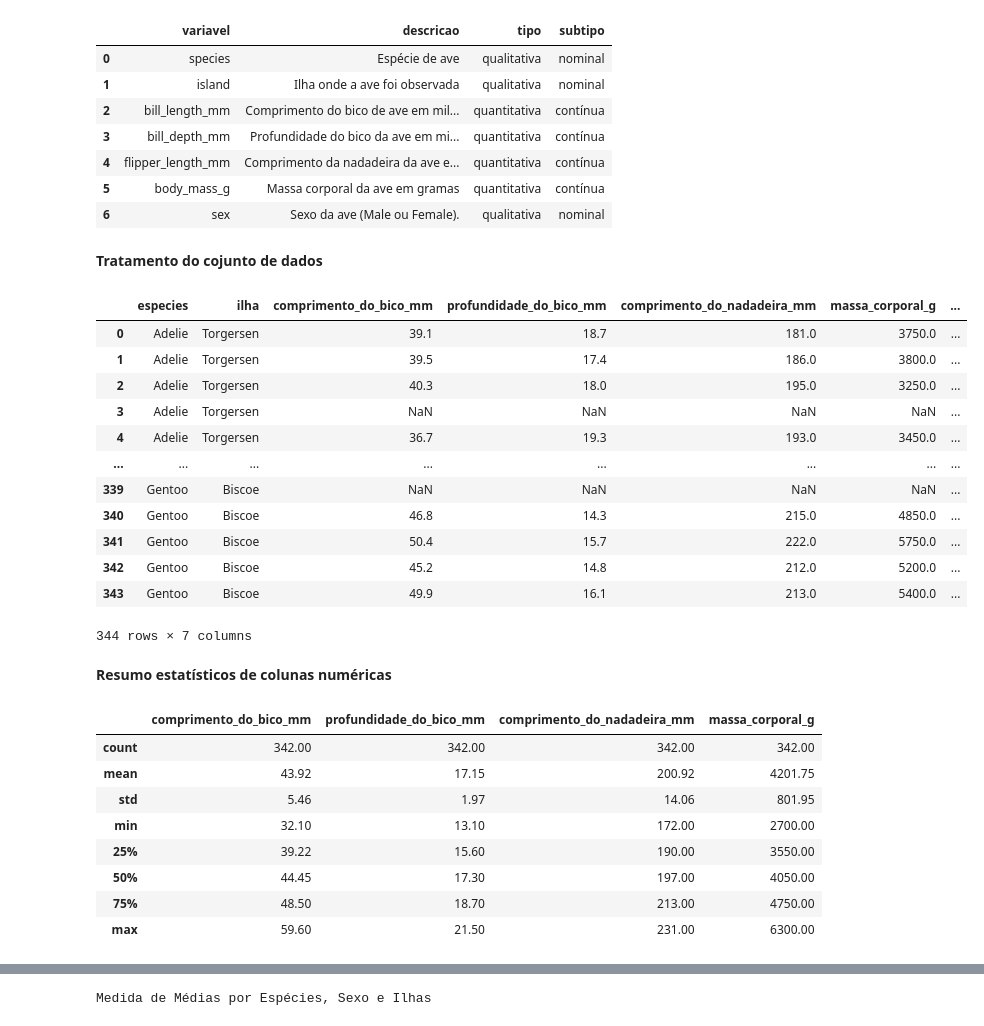
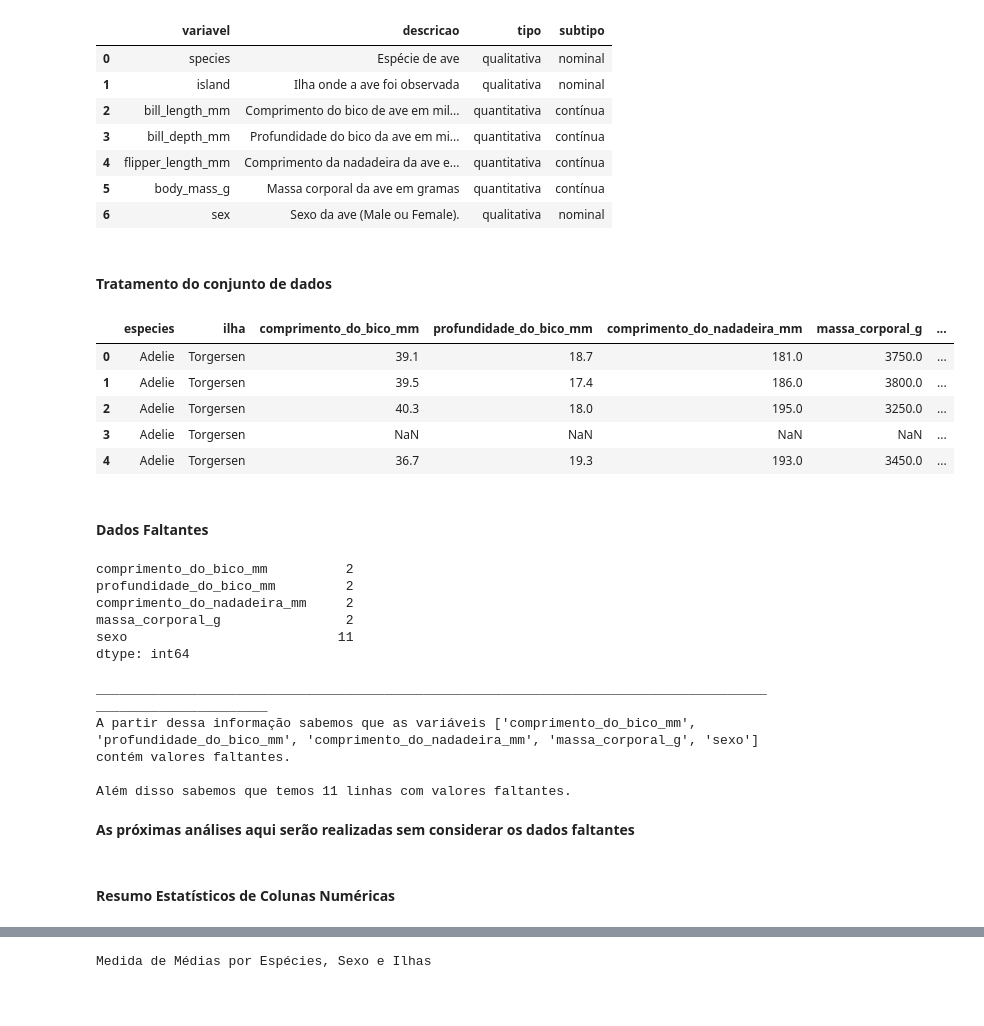
Before and after one commit to ninesousa/avanti-bootcamp-cdd, a Jupyter notebook: notebooks/01-exploratory_data_analysis.ipynb, the cells around one changed output, grey strips where cells are left out. Saved outputs shown, nothing was run; the diff lists cells and outputs as text; code cells hidden in the pictures; blank space fills up the shorter version.

```diff
--- a/notebooks/01-exploratory_data_analysis.ipynb
+++ b/notebooks/01-exploratory_data_analysis.ipynb
@@ -36,8 +36,8 @@ import numpy as np
 - **Gentoo** na cor verde azulado <span style="color:#067176">**#067176**</span>.
 # %%
 # leitura e amostra de dados
-dt = pd.read_csv("../data/raw/data.csv")
-dt
+df = pd.read_csv("../data/raw/data.csv")
+df
 # %% [output]
 |  | species | island | bill_length_mm | bill_depth_mm | flipper_length_mm | body_mass_g | sex |
 | 0 | Adelie | Torgersen | 39.1 | 18.7 | 181.0 | 3750.0 | MALE |
@@ -72,54 +70,60 @@ dt_dict
 | 5 | body_mass_g | Massa corporal da ave em gramas | quantitativa | contínua |
 | 6 | sex | Sexo da ave (Male ou Female). | qualitativa | nominal |
 # %% [markdown]
-**Tratamento do cojunto de dados**
+#### Tratamento do conjunto de dados
 # %%
-#leitura dos dados
-dt = pd.read_csv('../data/raw/data.csv')
 #EN -> PT
-dt.rename(columns = {
+df.rename(columns = {
         'species': 'especies',
         'island': 'ilha',
         'bill_length_mm': 'comprimento_do_bico_mm',
         'bill_depth_mm': 'profundidade_do_bico_mm',
         'flipper_length_mm': 'comprimento_do_nadadeira_mm',
         'body_mass_g': 'massa_corporal_g',
         'sex': 'sexo',
 }, inplace=True)
 
 #substituição dos valores pela descrição com replace
-dt.replace ({'sexo':{
+df.replace ({'sexo':{
         'MALE':'Masculino',
         'FEMALE':'Feminino'
 }}, inplace=True)
 
-display(dt)
+display(df.head())
 # %% [output]
 |  | especies | ilha | comprimento_do_bico_mm | profundidade_do_bico_mm | comprimento_do_nadadeira_mm | massa_corporal_g | ... |
 | 0 | Adelie | Torgersen | 39.1 | 18.7 | 181.0 | 3750.0 | ... |
 | 1 | Adelie | Torgersen | 39.5 | 17.4 | 186.0 | 3800.0 | ... |
 | 2 | Adelie | Torgersen | 40.3 | 18.0 | 195.0 | 3250.0 | ... |
 | 3 | Adelie | Torgersen | NaN | NaN | NaN | NaN | ... |
 | 4 | Adelie | Torgersen | 36.7 | 19.3 | 193.0 | 3450.0 | ... |
-| ... | ... | ... | ... | ... | ... | ... | ... |
-| 339 | Gentoo | Biscoe | NaN | NaN | NaN | NaN | ... |
-| 340 | Gentoo | Biscoe | 46.8 | 14.3 | 215.0 | 4850.0 | ... |
-| 341 | Gentoo | Biscoe | 50.4 | 15.7 | 222.0 | 5750.0 | ... |
-| 342 | Gentoo | Biscoe | 45.2 | 14.8 | 212.0 | 5200.0 | ... |
-| 343 | Gentoo | Biscoe | 49.9 | 16.1 | 213.0 | 5400.0 | ... |
-344 rows × 7 columns
+# %% [markdown]
+#### Dados Faltantes
+# %%
+# colunas (variáveis) contendo valores valtantes
+number_column = df.isnull().sum().loc[lambda x: x > 0]
+number_rows = df.isnull().any(axis=1).sum()
+
+display(number_column)
+df.dropna(inplace=True)
+
+print("____________________________________________________________________________________________________________")
+
+print(f"A partir dessa informação sabemos que as variáveis {number_column.axes[0].to_list()} contém valores faltantes.")
+print(" ")
+print(f"Além disso sabemos que temos {number_rows} linhas com valores faltantes.")
+# %% [output]
+comprimento_do_bico_mm          2
+profundidade_do_bico_mm         2
+comprimento_do_nadadeira_mm     2
+massa_corporal_g                2
+sexo                           11
+dtype: int64
+____________________________________________________________________________________________________________
+A partir dessa informação sabemos que as variáveis ['comprimento_do_bico_mm', 'profundidade_do_bico_mm', 'comprimento_do_nadadeira_mm', 'massa_corporal_g', 'sexo'] contém valores faltantes.
+
+Além disso sabemos que temos 11 linhas com valores faltantes.
+# %% [markdown]
+**As próximas análises aqui serão realizadas sem considerar os dados faltantes**
 # %% [markdown]
-**Resumo estatísticos de colunas numéricas**
+#### Resumo Estatísticos de Colunas Numéricas
-# %%
-# resumo estatístico de colunas numéricas.
-dt.describe().round(2)
-# %% [output]
-|  | comprimento_do_bico_mm | profundidade_do_bico_mm | comprimento_do_nadadeira_mm | massa_corporal_g |
-| count | 342.00 | 342.00 | 342.00 | 342.00 |
-| mean | 43.92 | 17.15 | 200.92 | 4201.75 |
-| std | 5.46 | 1.97 | 14.06 | 801.95 |
-| min | 32.10 | 13.10 | 172.00 | 2700.00 |
-| 25% | 39.22 | 15.60 | 190.00 | 3550.00 |
-| 50% | 44.45 | 17.30 | 197.00 | 4050.00 |
-| 75% | 48.50 | 18.70 | 213.00 | 4750.00 |
-| max | 59.60 | 21.50 | 231.00 | 6300.00 |
```
Also changed, not shown: parts of 27 cells of this notebook, 3 other files.
